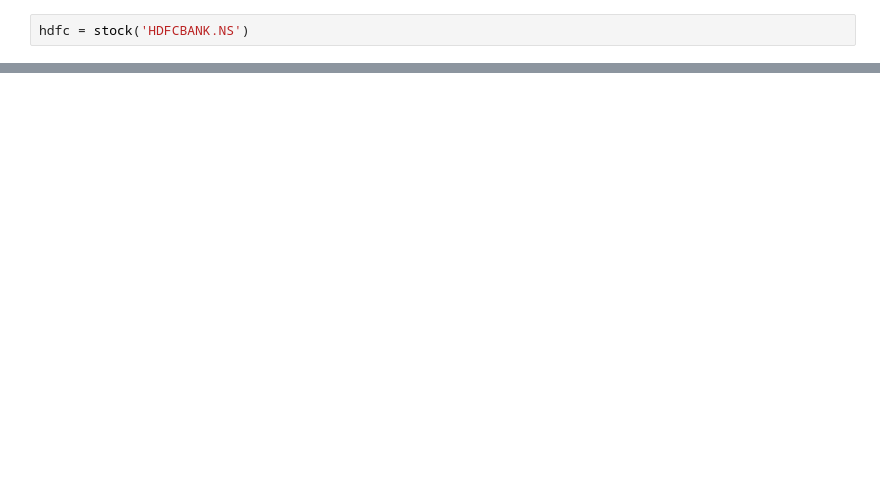
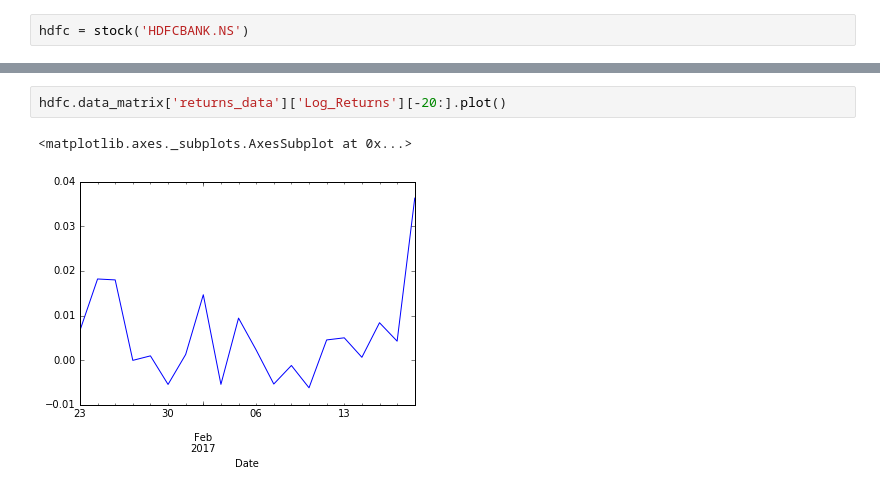
Before and after one commit to kshiitijee/Time_Series, a Jupyter notebook: Stock_Analysis.ipynb, the cells around one changed output, grey strips where cells are left out. Saved outputs shown, nothing was run; the diff lists cells and outputs as text; blank space fills up the shorter version.

```diff
--- a/Stock_Analysis.ipynb
+++ b/Stock_Analysis.ipynb
@@ -312,0 +21,5 @@ calc_cdf(b['2015':'2016']['Simple_Returns'])
+# %%
+hdfc.data_matrix['returns_data']['Log_Returns'][-20:].plot()
+# %% [output]
+<matplotlib.axes._subplots.AxesSubplot at 0x...>
+[figure, added]
```
Also changed, not shown: parts of 13 cells of this notebook, 1 other file.
